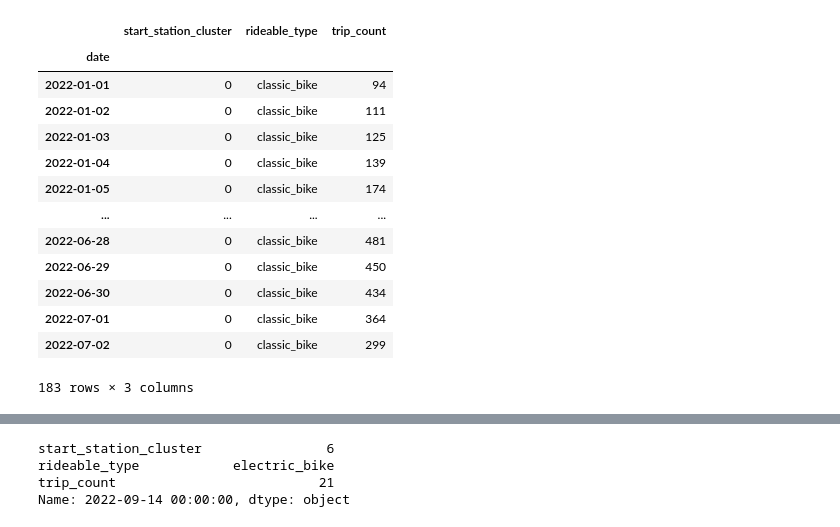
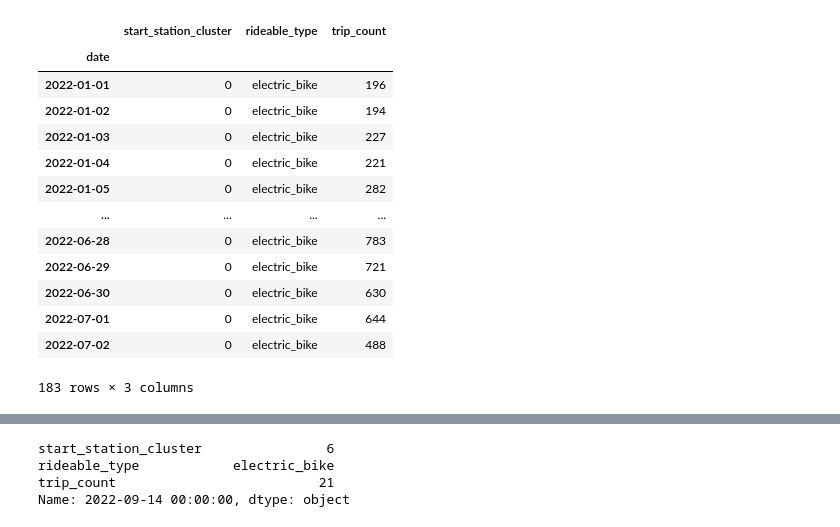
Before and after one commit to yiyiyang81/INSY662-Group-Project, a Jupyter notebook: Model/ARIMA_all_clusters.ipynb, the cells around one changed output, grey strips where cells are left out. Cells and saved outputs as stored; diff of their text form; code cells hidden in the pictures.

```diff
--- a/Model/ARIMA_all_clusters.ipynb
+++ b/Model/ARIMA_all_clusters.ipynb
@@ -183,18 +266,18 @@ for cluster in clusters:
 # %%
-c_temp_0 = classic_bike_train[classic_bike_train['start_station_cluster'] == 0]
+c_temp_0 = electric_bike_train[electric_bike_train['start_station_cluster'] == 0]
 c_temp_0
 # %% [output]
 |  | start_station_cluster | rideable_type | trip_count |
 | date |  |  |  |
-| 2022-01-01 | 0 | classic_bike | 94 |
-| 2022-01-02 | 0 | classic_bike | 111 |
-| 2022-01-03 | 0 | classic_bike | 125 |
-| 2022-01-04 | 0 | classic_bike | 139 |
-| 2022-01-05 | 0 | classic_bike | 174 |
+| 2022-01-01 | 0 | electric_bike | 196 |
+| 2022-01-02 | 0 | electric_bike | 194 |
+| 2022-01-03 | 0 | electric_bike | 227 |
+| 2022-01-04 | 0 | electric_bike | 221 |
+| 2022-01-05 | 0 | electric_bike | 282 |
 | ... | ... | ... | ... |
-| 2022-06-28 | 0 | classic_bike | 481 |
-| 2022-06-29 | 0 | classic_bike | 450 |
-| 2022-06-30 | 0 | classic_bike | 434 |
-| 2022-07-01 | 0 | classic_bike | 364 |
-| 2022-07-02 | 0 | classic_bike | 299 |
+| 2022-06-28 | 0 | electric_bike | 783 |
+| 2022-06-29 | 0 | electric_bike | 721 |
+| 2022-06-30 | 0 | electric_bike | 630 |
+| 2022-07-01 | 0 | electric_bike | 644 |
+| 2022-07-02 | 0 | electric_bike | 488 |
 183 rows × 3 columns
```
Also changed, not shown: parts of 13 cells of this notebook, 1 other file.
